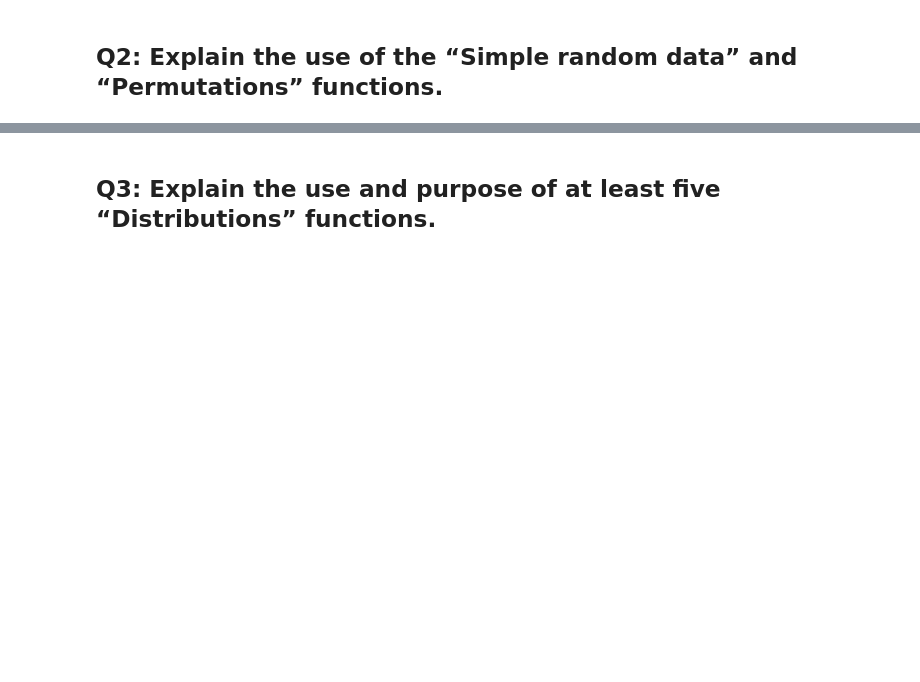
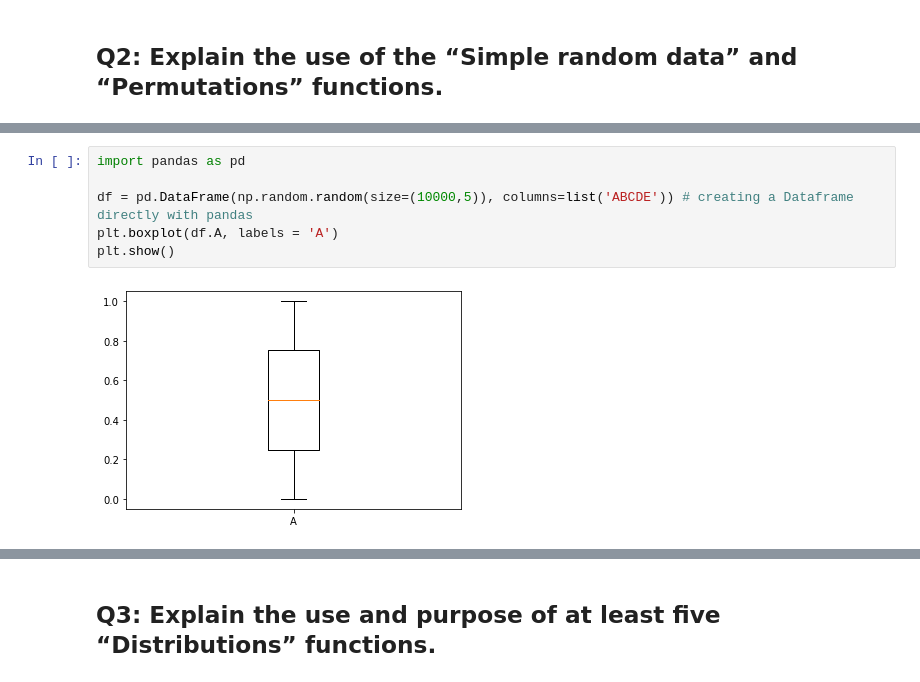
Before and after one commit to PJFinnerty/52465-Assignment, a Jupyter notebook: Practical Assignment.ipynb, the cells around one changed output, grey strips where cells are left out. Drawn from its saved outputs; the diff is of its cells as text; blank space fills up the shorter version.

```diff
--- a/Practical Assignment.ipynb
+++ b/Practical Assignment.ipynb
@@ -323,0 +256,8 @@ None
+# %%
+import pandas as pd
+
+df = pd.DataFrame(np.random.random(size=(10000,5)), columns=list('ABCDE')) # creating a Dataframe directly with pandas
+plt.boxplot(df.A, labels = 'A')
+plt.show()
+# %% [output]
+[figure, added]
```
Also changed, not shown: parts of 339 cells of this notebook, 5 other files.
